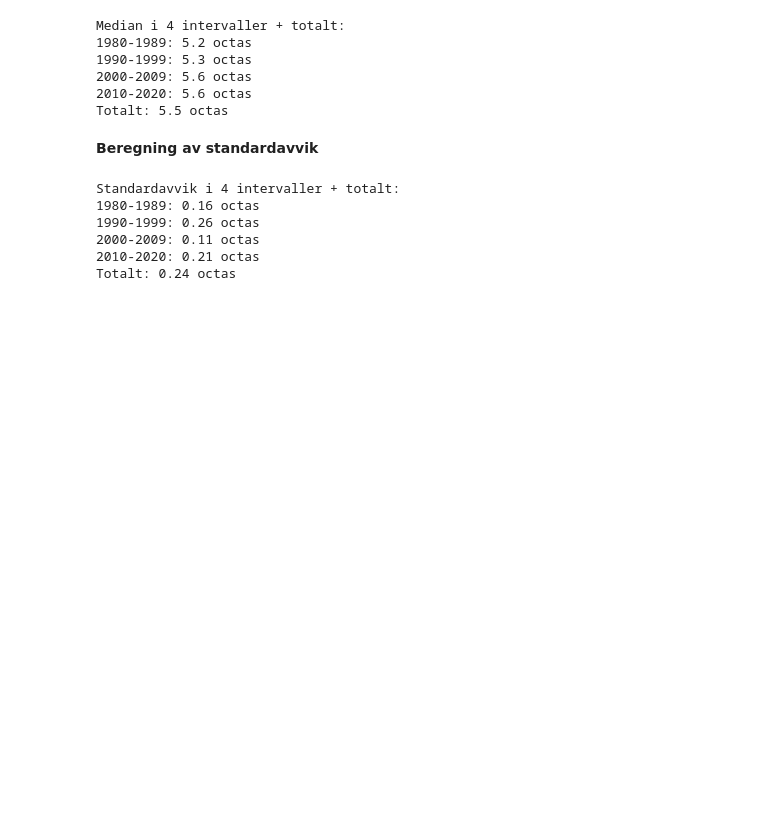
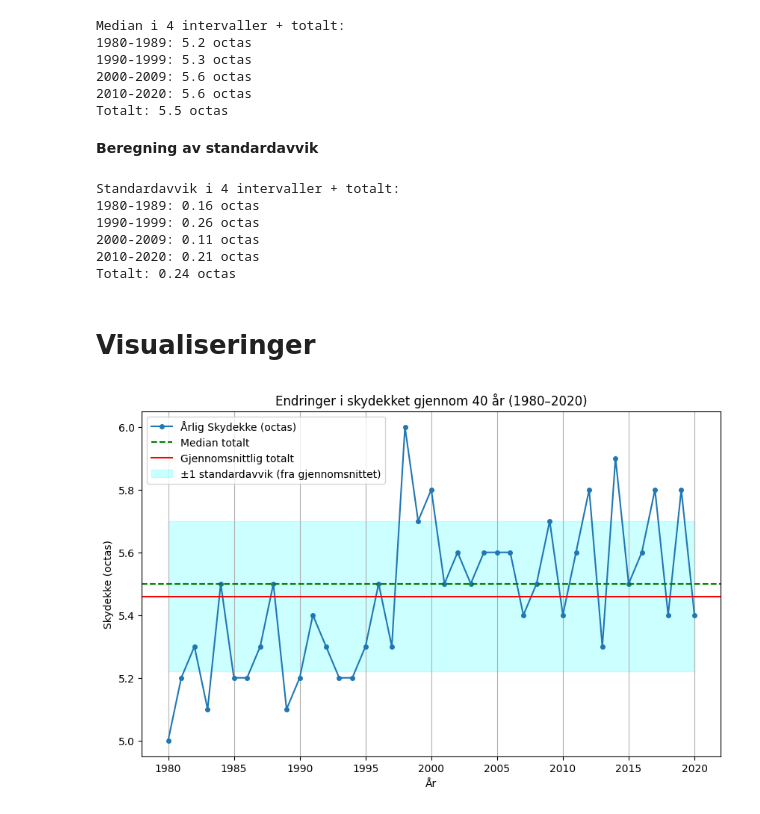
Before and after one commit to hannahnygard/TDT4114-milj.dataanalyse, a Jupyter notebook: proj_environment-main/notebooks/skydekke.ipynb, the cells around one changed output. Cells and saved outputs as stored; diff of their text form; code cells hidden in the pictures; blank space fills up the shorter version.

Commit message:
Visualisering av Skydekke

```diff
--- a/proj_environment-main/notebooks/skydekke.ipynb
+++ b/proj_environment-main/notebooks/skydekke.ipynb
@@ -88,3 +124,38 @@ Standardavvik i 4 intervaller + totalt:
 2000-2009: 0.11 octas
 2010-2020: 0.21 octas
 Totalt: 0.24 octas
+# %% [markdown]
+# Visualiseringer
+# %%
+#Definerer dataen
+år = df_skydekke_renset["year"]
+verdier = df_skydekke_renset["value"]
+gjennomsnitt = gjennomsnitt_skydekke["Totalt"]
+median = median_skydekke["Totalt"]
+standardavvik = standardavvik_skydekke["Totalt"]
+
+# Definerer x og y aksen
+x_aksen = år
+y_aksen = verdier
+
+plt.figure(figsize=(10, 6))   # Bestemmer størrelsen på vinduet til visualiseringen
+
+#plotter dataen som skal stå i visualiseringen
+plt.plot(x_aksen, y_aksen, marker='o', ms = 4, label='Årlig Skydekke (octas)')
+plt.xlabel('År')
+plt.ylabel('Skydekke (octas)')
+plt.title('Endringer i skydekket gjennom 40 år (1980–2020)')
+
+#Legger inn de statistiske målene
+plt.axhline(y= median, color="green", linestyle='--', label="Median totalt")
+plt.axhline(y=gjennomsnitt, color="red", label="Gjennomsnittlig totalt")
+plt.fill_between(år, gjennomsnitt - standardavvik, gjennomsnitt + standardavvik,
+                 color='cyan', alpha=0.2, label='±1 standardavvik (fra gjennomsnittet)')
+
+
+
+plt.grid(axis= 'x')   # Rutenett
+plt.legend()     # Tekstboks med forklaringer
+plt.show()
+# %% [output]
+[figure, added]
```
Also changed, not shown: parts of 12 cells of this notebook, 1 other file.
